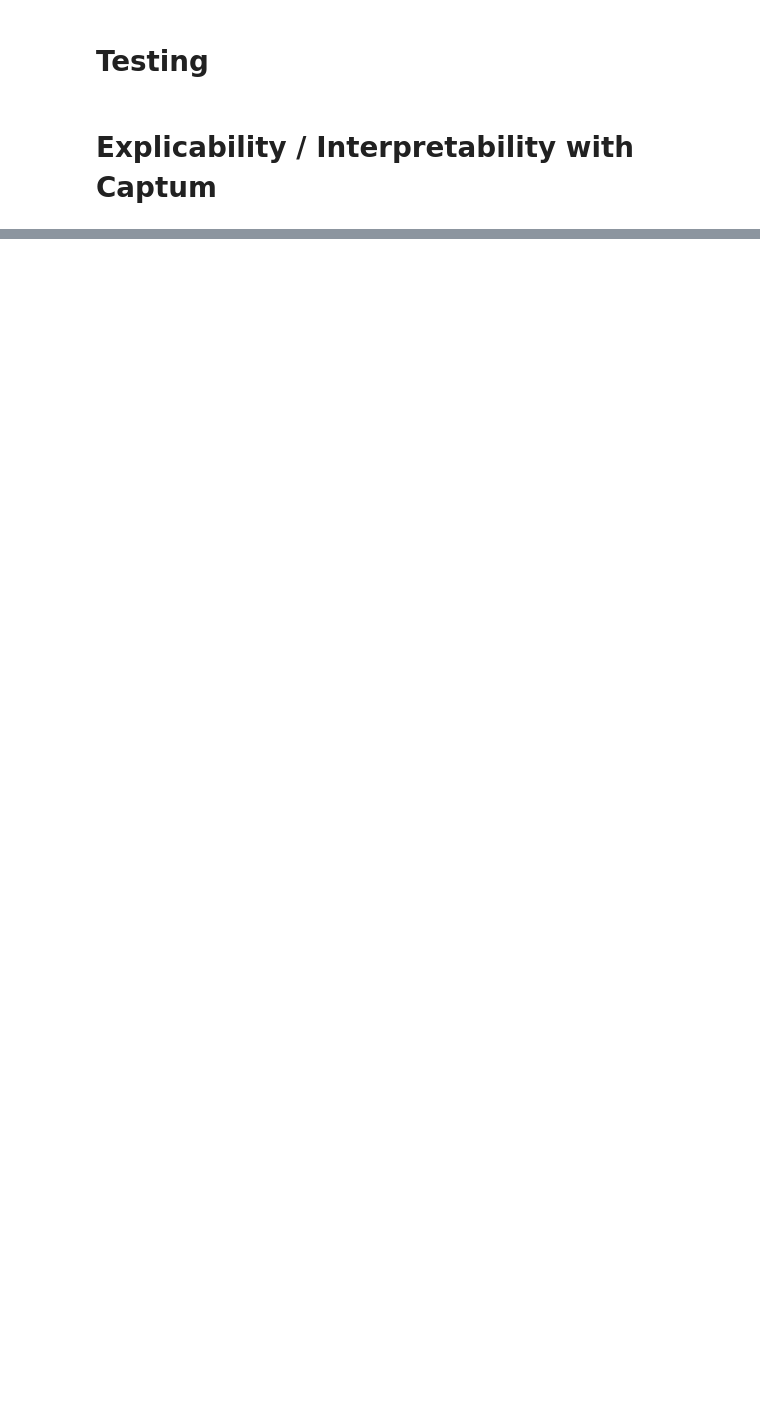
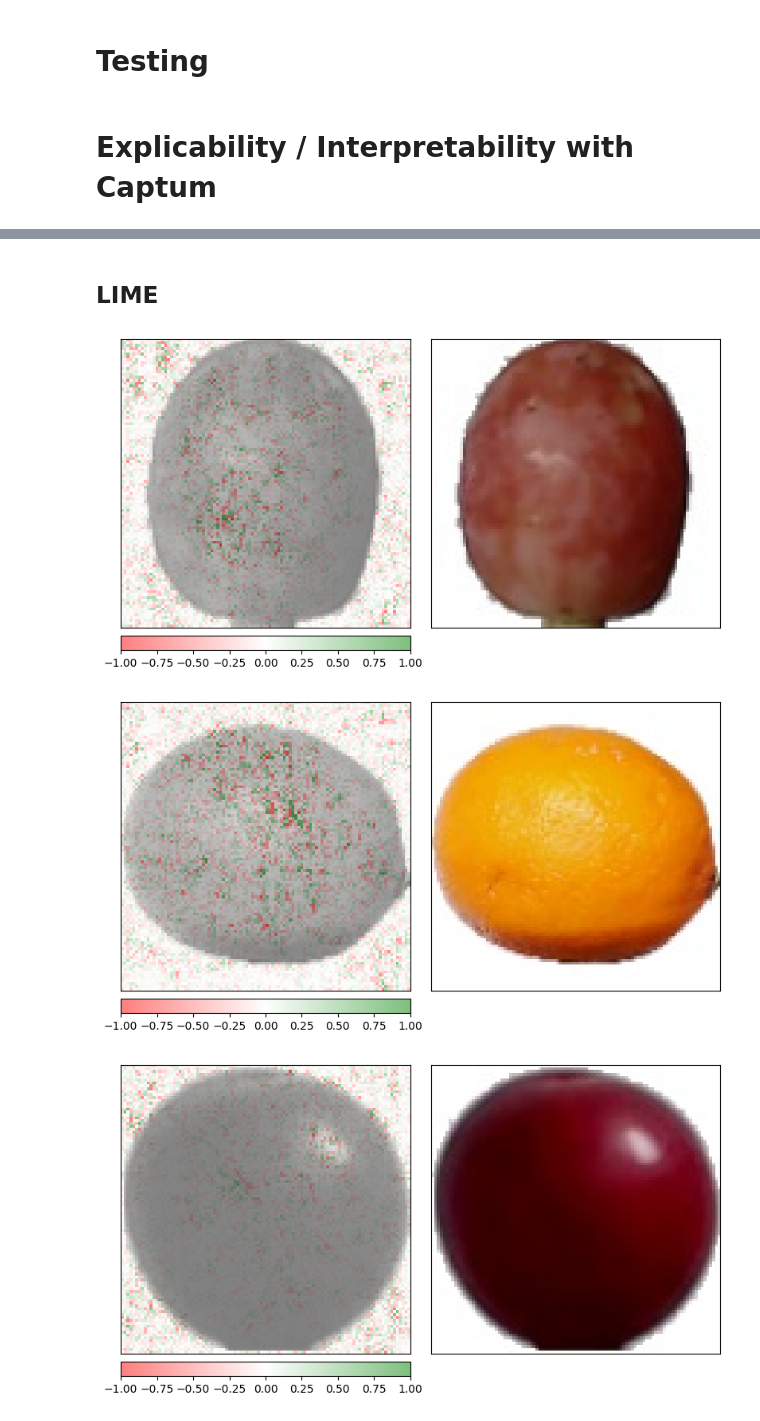
Before and after one commit to lbaret/explainability_sandbox, a Jupyter notebook: notebooks/fine-tuning.ipynb, the cells around one changed output, grey strips where cells are left out. Drawn from its saved outputs; the diff is of its cells as text; code cells hidden in the pictures; blank space fills up the shorter version.

Commit message:
DeepLIFT and Integrated Gradients in notebook

```diff
--- a/notebooks/fine-tuning.ipynb
+++ b/notebooks/fine-tuning.ipynb
@@ -173,0 +189,18 @@ for ind in random_indexes:
+# %% [markdown]
+## LIME
+# %%
+for ind in random_indexes:
+    img, tgt = train_set[ind]
+    img = img.unsqueeze(0)
+    img.requires_grad = True
+
+    integrated_gradients = explain.IntegratedGradients(lightning_model.wrapped_model)
+    attribution = integrated_gradients.attribute(img, target=tgt)
+
+    original_image = np.transpose(img.squeeze().cpu().detach().numpy(), (1, 2, 0))
+    integrated_gradients_image = np.transpose(attribution.squeeze().cpu().detach().numpy(), (1, 2, 0))
+    _ = viz.visualize_image_attr_multiple(integrated_gradients_image, original_image, methods=['blended_heat_map', 'original_image'], signs=['all', 'absolute_value'], show_colorbar=True)
+# %% [output]
+[figure, added]
+[figure, added]
+[figure, added]
```
Also changed, not shown: parts of 7 cells of this notebook, 2 other files.
